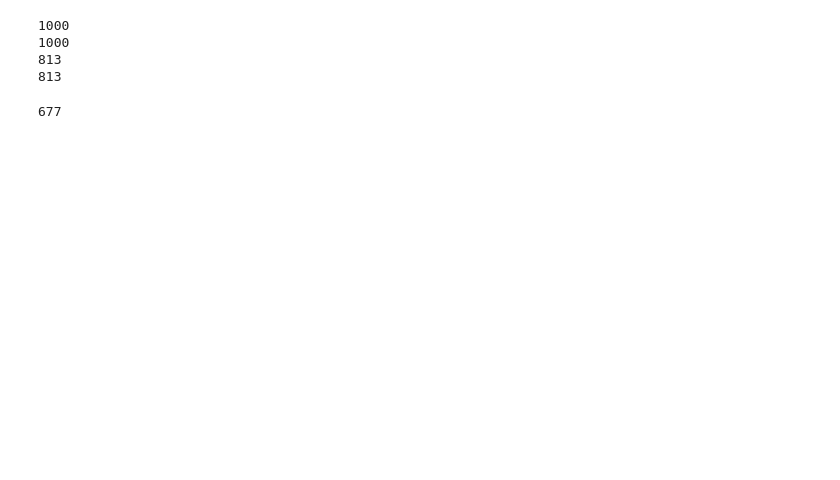
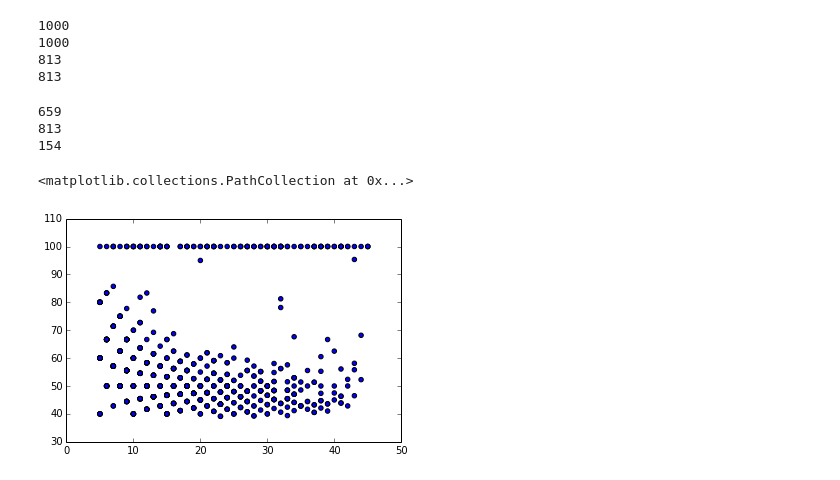
Before and after one commit to maubar/biotico-tools, a Jupyter notebook: ipython_nb/visualize_merged_paired_ends.ipynb, the cells around one changed output. Saved outputs shown, nothing was run; the diff lists cells and outputs as text; code cells hidden in the pictures; blank space fills up the shorter version.

Commit message:
Solved issue with file writing and added alignment length - % id plot

```diff
--- a/ipython_nb/visualize_merged_paired_ends.ipynb
+++ b/ipython_nb/visualize_merged_paired_ends.ipynb
@@ -71,25 +73,34 @@ def statsAlignment(r1,r2,merged):
     pct_id = (100.0 * matches) / align_len
     return (align_len,pct_id)
 # %%
-total = 0
 filtered_out = 0
-included = 0
-output = open("alignments.txt", "w")
-for merged_header,merged_seq in merged_mod:
-    assert (merged_header in r1 and merged_header in r2), "Faaail"
-    r1_seq = r1[merged_header]
-    r2_seq = reverseComplement(r2[merged_header])
-    align_len, pct_id = statsAlignment(r1_seq,r2_seq,merged_seq)
-    if align_len > 5 and pct_id > 75.0:
-        output.write(merged_header+"\n")
-        #output.write(visualizeAlignment(r1_seq,r2_seq,merged_seq))
-    elif align_len > 15 and pct_id > 60.0:
-        output.write(merged_header+"\n")
-        #output.write(visualizeAlignment(r1_seq,r2_seq,merged_seq))
-    else:
-        filtered_out += 1
+align_stats = []
+with open("ali.txt", "w") as out_fh:
+    for merged_header,merged_seq in merged_mod:
+        assert (merged_header in r1 and merged_header in r2), "Faaail"
+        r1_seq = r1[merged_header]
+        r2_seq = reverseComplement(r2[merged_header])
+        align_len, pct_id = statsAlignment(r1_seq,r2_seq,merged_seq)
+        align_stats.append( (align_len,pct_id) )
+        if align_len > 5 and pct_id > 75.0:
+            out_fh.write(merged_header+"\n")
+        elif align_len > 10 and pct_id > 60.0:
+            out_fh.write(merged_header+"\n")
+        else:
+            filtered_out += 1
 
 print filtered_out
-#assert len(manual_alignment) == len(merged_seq)
+print len(merged_mod)
+print len(merged_mod) - filtered_out
 # %% [output]
-677
+659
+813
+154
+# %%
+#Plot stats
+import numpy as np
+import matplotlib.pyplot as plt
+plt.scatter( np.array([x[0] for x in align_stats]) , np.array([x[1] for x in align_stats]) )
+# %% [output]
+<matplotlib.collections.PathCollection at 0x...>
+[figure, added]
```
Also changed, not shown: parts of 2 cells of this notebook.
